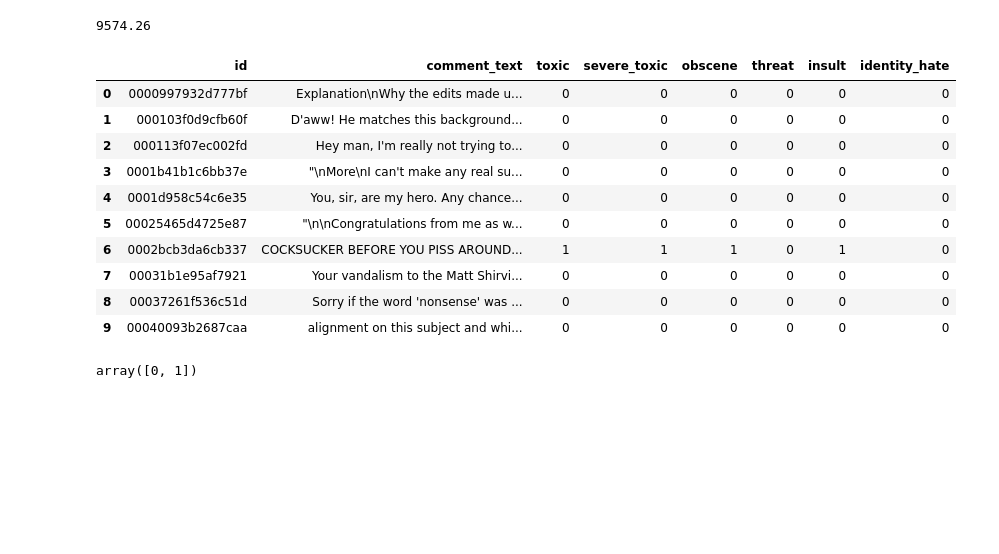
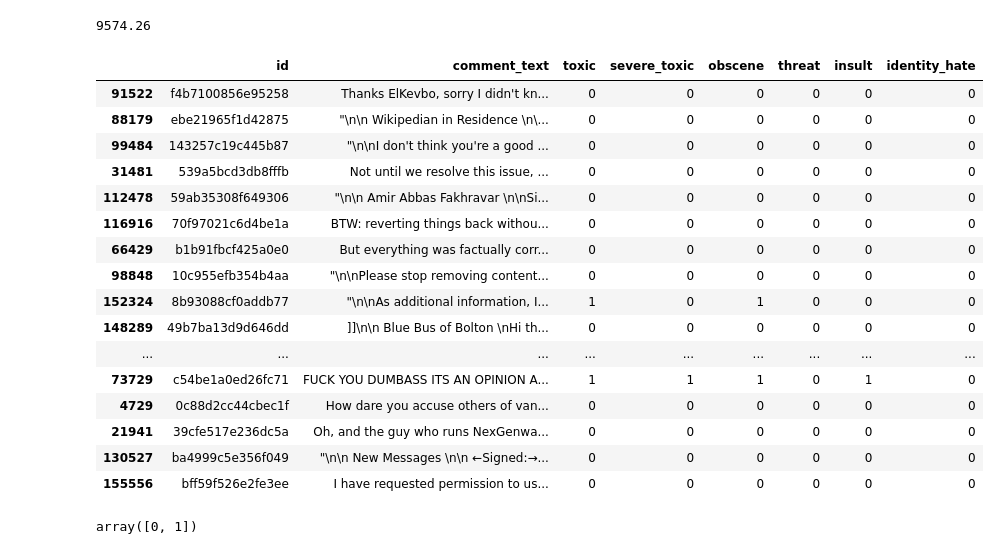
Before and after one commit to emkademy-handson/cybulde-data-handson, a Jupyter notebook: notebooks/eda-jtc.ipynb, the cells around one changed output. Drawn from its saved outputs; the diff is of its cells as text; code cells hidden in the pictures; blank space fills up the shorter version.

```diff
--- a/notebooks/eda-jtc.ipynb
+++ b/notebooks/eda-jtc.ipynb
@@ -21,19 +21,25 @@ len(train_df) * 0.06
 # %% [output]
 9574.26
 # %%
-train_df.head(10)
+train_df.sample(n=50)
 # %% [output]
 |  | id | comment_text | toxic | severe_toxic | obscene | threat | insult | identity_hate |
-| 0 | 0000997932d777bf | Explanation\nWhy the edits made u... | 0 | 0 | 0 | 0 | 0 | 0 |
-| 1 | 000103f0d9cfb60f | D'aww! He matches this background... | 0 | 0 | 0 | 0 | 0 | 0 |
-| 2 | 000113f07ec002fd | Hey man, I'm really not trying to... | 0 | 0 | 0 | 0 | 0 | 0 |
-| 3 | 0001b41b1c6bb37e | "\nMore\nI can't make any real su... | 0 | 0 | 0 | 0 | 0 | 0 |
-| 4 | 0001d958c54c6e35 | You, sir, are my hero. Any chance... | 0 | 0 | 0 | 0 | 0 | 0 |
-| 5 | 00025465d4725e87 | "\n\nCongratulations from me as w... | 0 | 0 | 0 | 0 | 0 | 0 |
-| 6 | 0002bcb3da6cb337 | COCKSUCKER BEFORE YOU PISS AROUND... | 1 | 1 | 1 | 0 | 1 | 0 |
-| 7 | 00031b1e95af7921 | Your vandalism to the Matt Shirvi... | 0 | 0 | 0 | 0 | 0 | 0 |
-| 8 | 00037261f536c51d | Sorry if the word 'nonsense' was ... | 0 | 0 | 0 | 0 | 0 | 0 |
-| 9 | 00040093b2687caa | alignment on this subject and whi... | 0 | 0 | 0 | 0 | 0 | 0 |
+| 91522 | f4b7100856e95258 | Thanks ElKevbo, sorry I didn't kn... | 0 | 0 | 0 | 0 | 0 | 0 |
+| 88179 | ebe21965f1d42875 | "\n\n Wikipedian in Residence \n\... | 0 | 0 | 0 | 0 | 0 | 0 |
+| 99484 | 143257c19c445b87 | "\n\nI don't think you're a good ... | 0 | 0 | 0 | 0 | 0 | 0 |
+| 31481 | 539a5bcd3db8fffb | Not until we resolve this issue, ... | 0 | 0 | 0 | 0 | 0 | 0 |
+| 112478 | 59ab35308f649306 | "\n\n Amir Abbas Fakhravar \n\nSi... | 0 | 0 | 0 | 0 | 0 | 0 |
+| 116916 | 70f97021c6d4be1a | BTW: reverting things back withou... | 0 | 0 | 0 | 0 | 0 | 0 |
+| 66429 | b1b91fbcf425a0e0 | But everything was factually corr... | 0 | 0 | 0 | 0 | 0 | 0 |
+| 98848 | 10c955efb354b4aa | "\n\nPlease stop removing content... | 0 | 0 | 0 | 0 | 0 | 0 |
+| 152324 | 8b93088cf0addb77 | "\n\nAs additional information, I... | 1 | 0 | 1 | 0 | 0 | 0 |
+| 148289 | 49b7ba13d9d646dd | ]]\n\n Blue Bus of Bolton \nHi th... | 0 | 0 | 0 | 0 | 0 | 0 |
+| ... | ... | ... | ... | ... | ... | ... | ... | ... |
+| 73729 | c54be1a0ed26fc71 | FUCK YOU DUMBASS ITS AN OPINION A... | 1 | 1 | 1 | 0 | 1 | 0 |
+| 4729 | 0c88d2cc44cbec1f | How dare you accuse others of van... | 0 | 0 | 0 | 0 | 0 | 0 |
+| 21941 | 39cfe517e236dc5a | Oh, and the guy who runs NexGenwa... | 0 | 0 | 0 | 0 | 0 | 0 |
+| 130527 | ba4999c5e356f049 | "\n\n New Messages \n\n ←Signed:→... | 0 | 0 | 0 | 0 | 0 | 0 |
+| 155556 | bff59f526e2fe3ee | I have requested permission to us... | 0 | 0 | 0 | 0 | 0 | 0 |
 # %%
 train_df["identity_hate"].unique()
 # %% [output]
```
Also changed, not shown: parts of 1 cell of this notebook, 14 other files.
